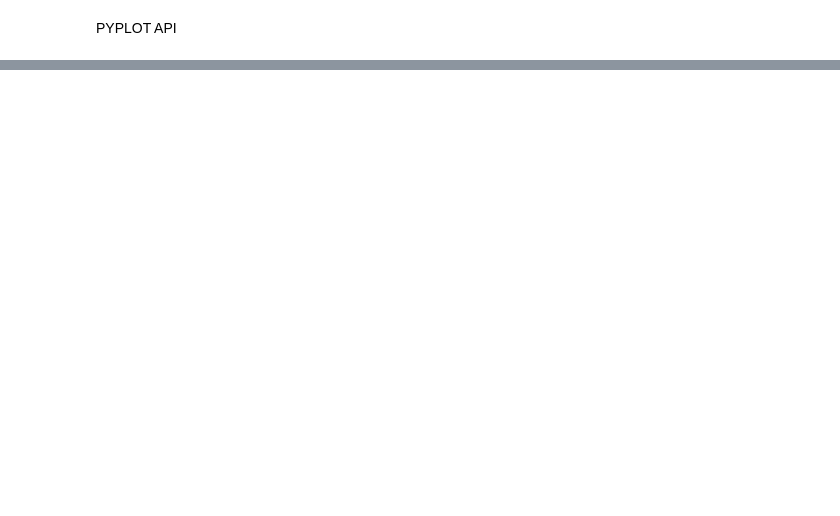
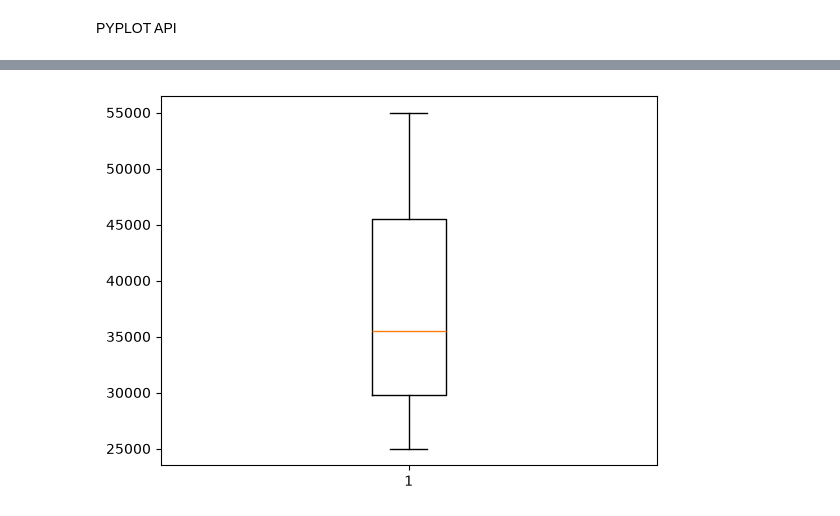
Before and after one commit to prakruthigowda55/Data-Science, a Jupyter notebook: Matplotlip/practice_1.ipynb, the cells around one changed output, grey strips where cells are left out. Cells and saved outputs as stored; diff of their text form; code cells hidden in the pictures; blank space fills up the shorter version.

```diff
--- a/Matplotlip/practice_1.ipynb
+++ b/Matplotlip/practice_1.ipynb
@@ -26,0 +52,7 @@ df.head()
+# %%
+# boxplot
+
+plt.boxplot(df["salary"])
+plt.show()
+# %% [output]
+[figure, added]
```
Also changed, not shown: parts of 47 cells of this notebook.
